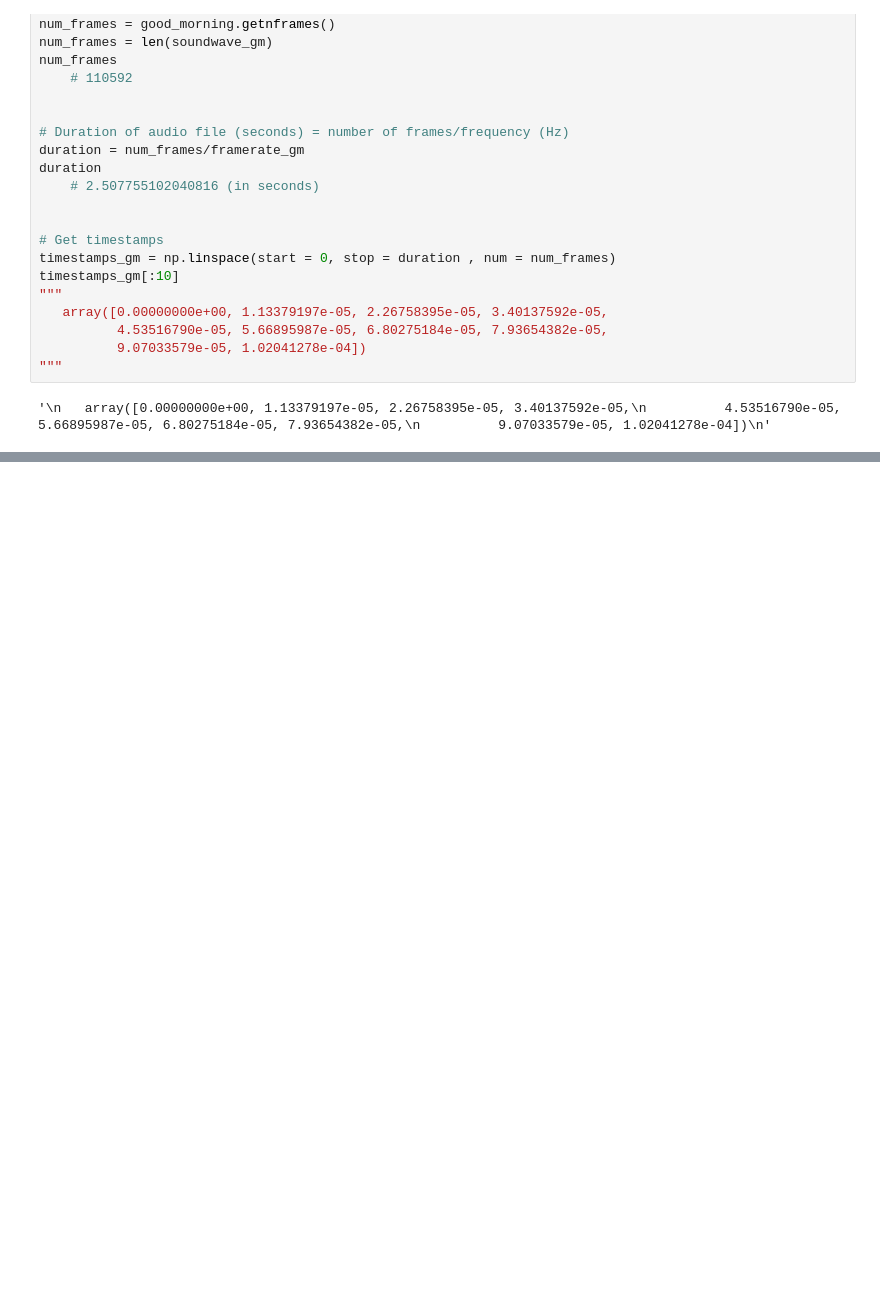
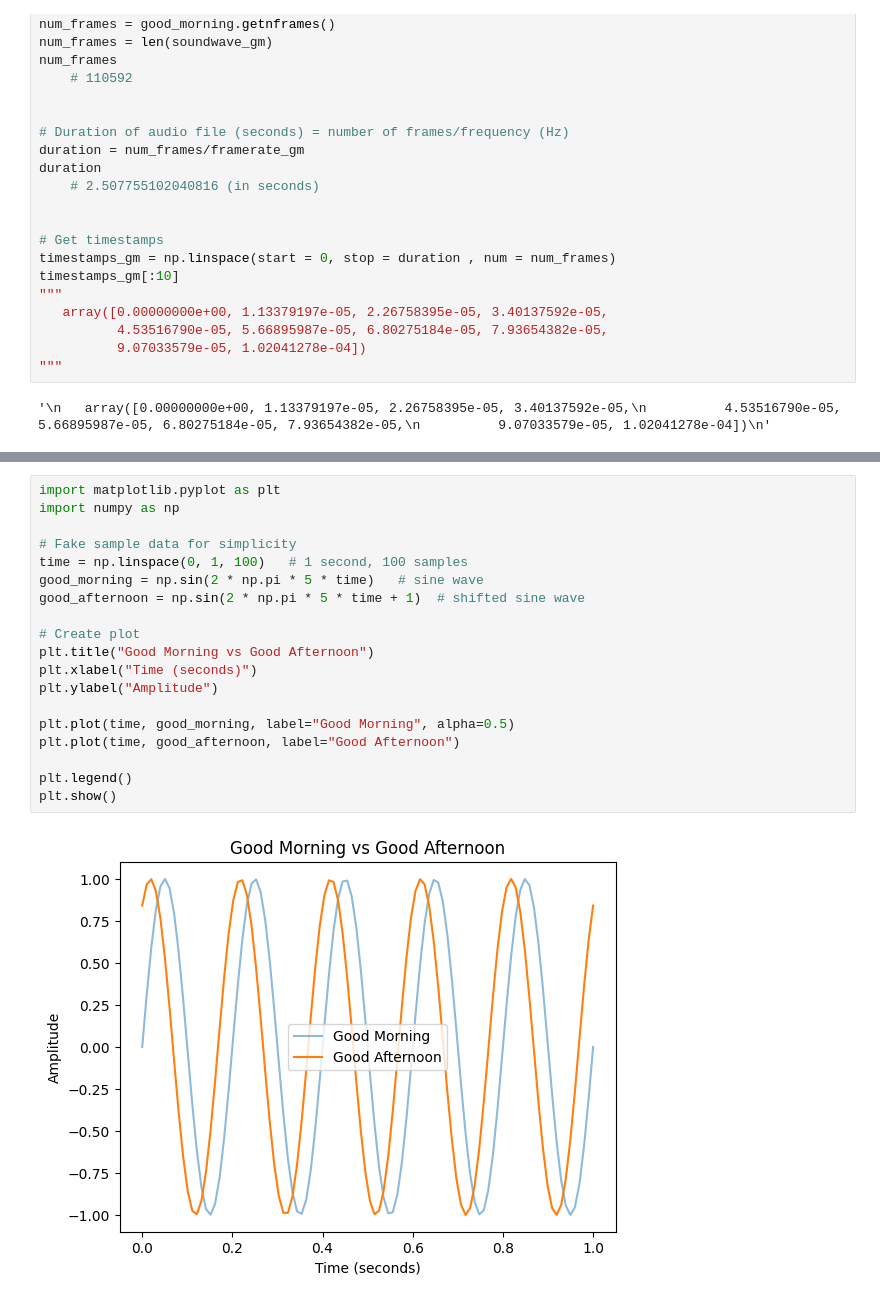
Before and after one commit to eusha54/Learning_ML-DataCamp, a Jupyter notebook: codes/02_spoken_language_processing/01_basic_audio.ipynb, the cells around one changed output, grey strips where cells are left out. Cells and saved outputs as stored; diff of their text form; blank space fills up the shorter version.

```diff
--- a/codes/02_spoken_language_processing/01_basic_audio.ipynb
+++ b/codes/02_spoken_language_processing/01_basic_audio.ipynb
@@ -69,0 +82,21 @@ timestamps_gm[:10]
+# %%
+import matplotlib.pyplot as plt
+import numpy as np
+
+# Fake sample data for simplicity
+time = np.linspace(0, 1, 100)   # 1 second, 100 samples
+good_morning = np.sin(2 * np.pi * 5 * time)   # sine wave
+good_afternoon = np.sin(2 * np.pi * 5 * time + 1)  # shifted sine wave
+
+# Create plot
+plt.title("Good Morning vs Good Afternoon")
+plt.xlabel("Time (seconds)")
+plt.ylabel("Amplitude")
+
+plt.plot(time, good_morning, label="Good Morning", alpha=0.5)
+plt.plot(time, good_afternoon, label="Good Afternoon")
+
+plt.legend()
+plt.show()
+# %% [output]
+[figure, added]
```
Also changed, not shown: parts of 2 cells of this notebook.
